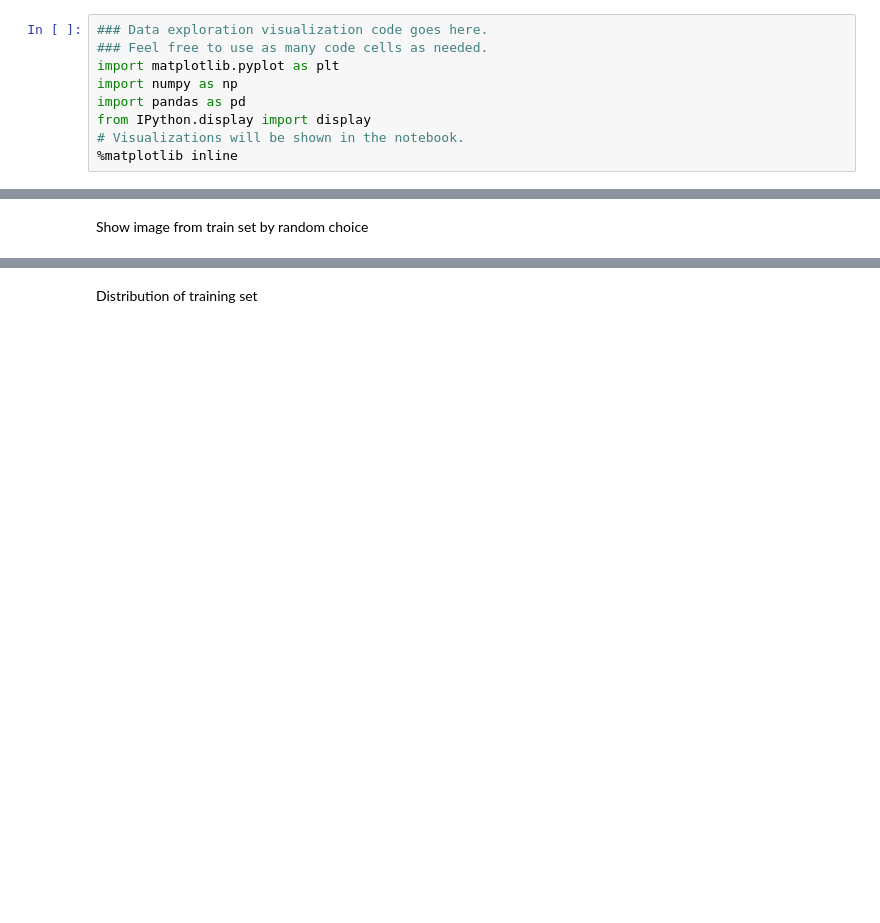
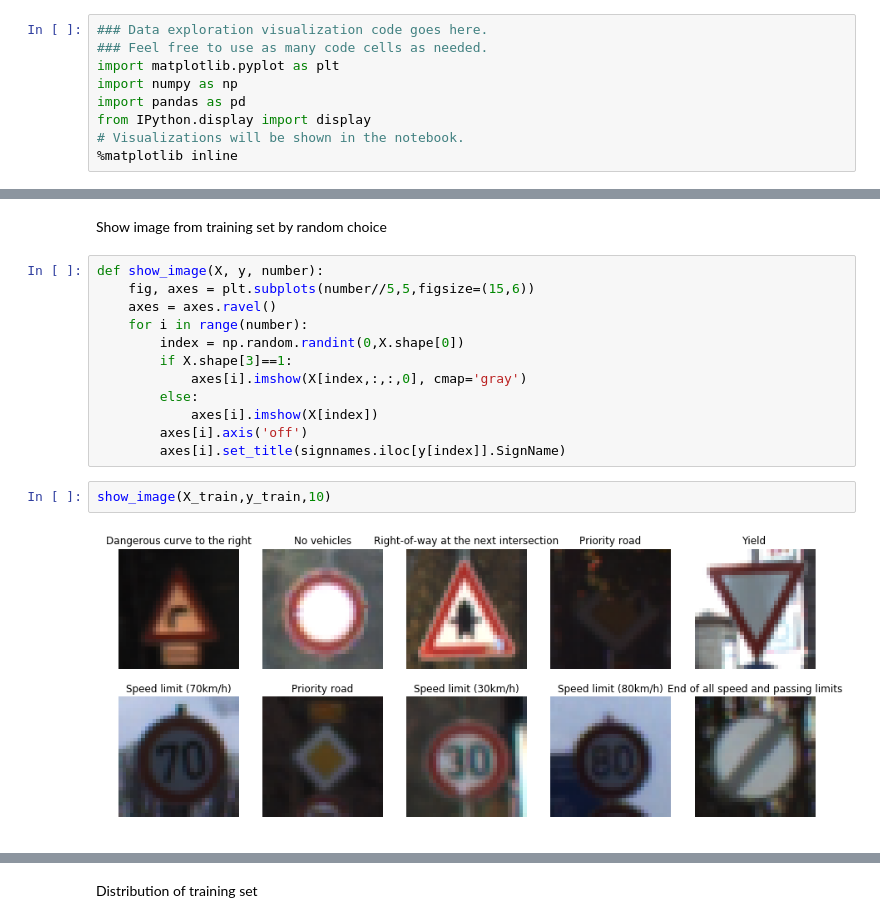
Before and after one commit to LFElodie/CarND-Traffic-Sign-Classifier-Project, a Jupyter notebook: Traffic_Sign_Classifier.ipynb, the cells around one changed output, grey strips where cells are left out. Cells and saved outputs as stored; diff of their text form; blank space fills up the shorter version.

```diff
--- a/Traffic_Sign_Classifier.ipynb
+++ b/Traffic_Sign_Classifier.ipynb
@@ -125,2 +127,18 @@ display(signnames)
 # %% [markdown]
-Show image from train set by random choice
+Show image from training set by random choice
+# %%
+def show_image(X, y, number):
+    fig, axes = plt.subplots(number//5,5,figsize=(15,6))
+    axes = axes.ravel()
+    for i in range(number):
+        index = np.random.randint(0,X.shape[0])
+        if X.shape[3]==1:
+            axes[i].imshow(X[index,:,:,0], cmap='gray')
+        else:
+            axes[i].imshow(X[index])
+        axes[i].axis('off')
+        axes[i].set_title(signnames.iloc[y[index]].SignName)
+# %%
+show_image(X_train,y_train,10)
+# %% [output]
+[figure, added]
```
Also changed, not shown: parts of 22 cells of this notebook, 20 other files.
